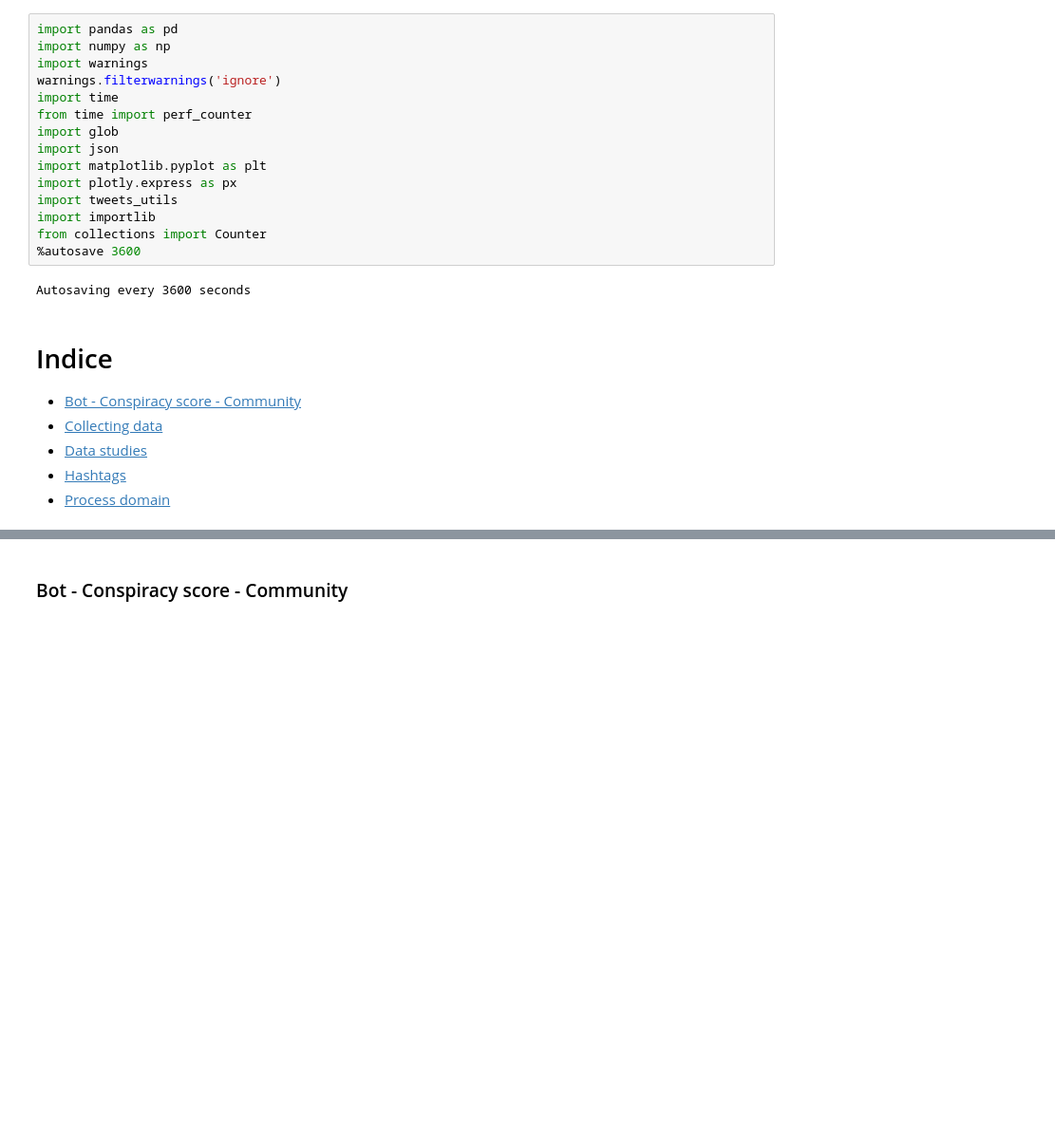
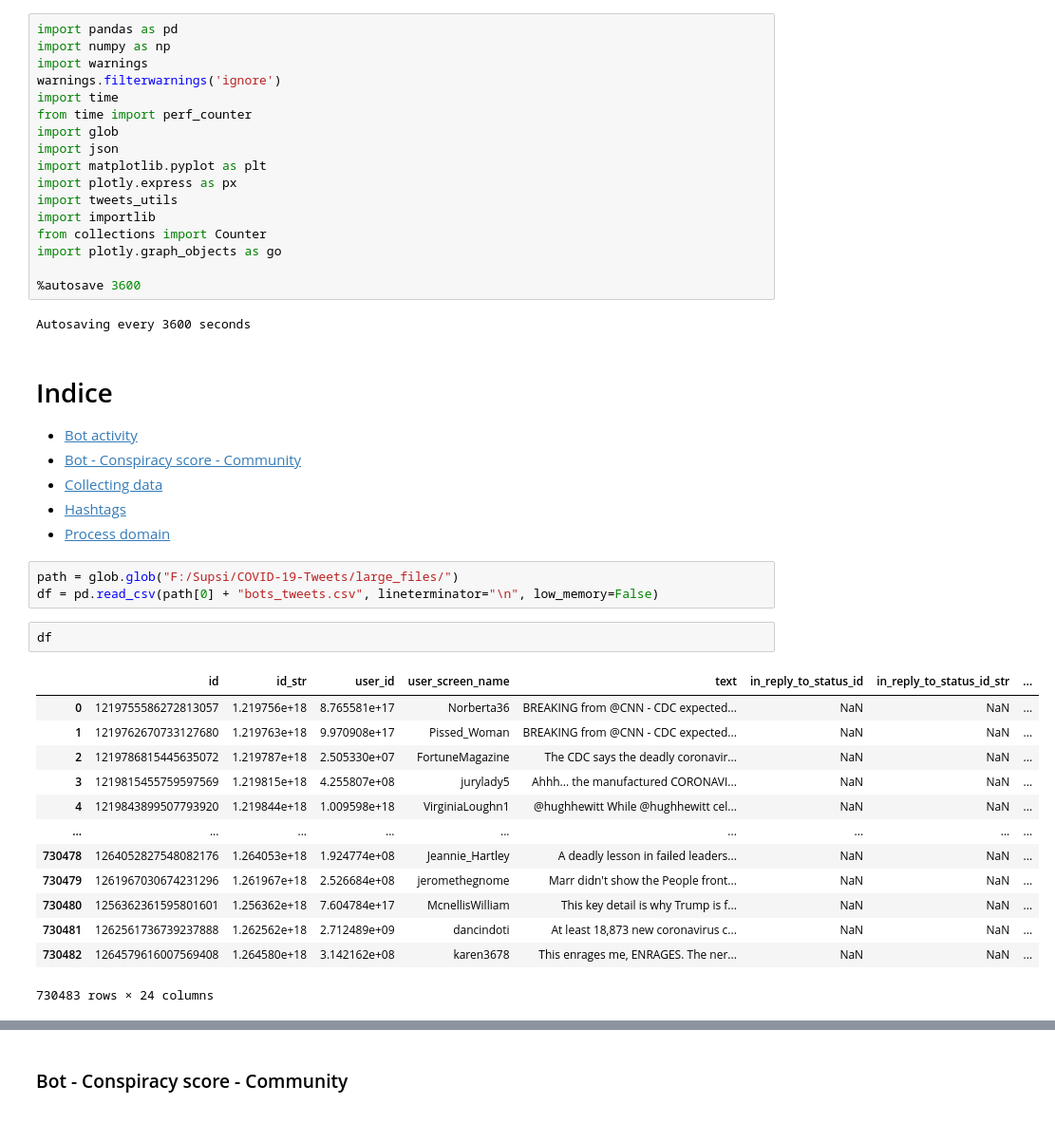
Before and after one commit to gi-ux/BachelorProject, a Jupyter notebook: notebook/Bot_Scored.ipynb, the cells around one changed output, grey strips where cells are left out. Shown at 95% size. Saved outputs shown, nothing was run; the diff lists cells and outputs as text; blank space fills up the shorter version.

```diff
--- a/notebook/Bot_Scored.ipynb
+++ b/notebook/Bot_Scored.ipynb
@@ -12,13 +12,34 @@ import plotly.express as px
 import tweets_utils
 import importlib
 from collections import Counter
+import plotly.graph_objects as go
+
 %autosave 3600
 # %% [output]
 Autosaving every 3600 seconds
 # %% [markdown]
 # Indice
+- [Bot activity](#activity)
 - [Bot - Conspiracy score - Community](#bcc)
 - [Collecting data](#collecting)
-- [Data studies](#dates)
 - [Hashtags](#hashtags)
 - [Process domain](#domain)
+# %%
+path = glob.glob("F:/Supsi/COVID-19-Tweets/large_files/")
+df = pd.read_csv(path[0] + "bots_tweets.csv", lineterminator="\n", low_memory=False)
+# %%
+df
+# %% [output]
+|  | id | id_str | user_id | user_screen_name | text | in_reply_to_status_id | in_reply_to_status_id_str | ... |
+| 0 | 1219755586272813057 | 1.219756e+18 | 8.765581e+17 | Norberta36 | BREAKING from @CNN - CDC expected... | NaN | NaN | ... |
+| 1 | 1219762670733127680 | 1.219763e+18 | 9.970908e+17 | Pissed_Woman | BREAKING from @CNN - CDC expected... | NaN | NaN | ... |
+| 2 | 1219786815445635072 | 1.219787e+18 | 2.505330e+07 | FortuneMagazine | The CDC says the deadly coronavir... | NaN | NaN | ... |
+| 3 | 1219815455759597569 | 1.219815e+18 | 4.255807e+08 | jurylady5 | Ahhh... the manufactured CORONAVI... | NaN | NaN | ... |
+| 4 | 1219843899507793920 | 1.219844e+18 | 1.009598e+18 | VirginiaLoughn1 | @hughhewitt While @hughhewitt cel... | NaN | NaN | ... |
+| ... | ... | ... | ... | ... | ... | ... | ... | ... |
+| 730478 | 1264052827548082176 | 1.264053e+18 | 1.924774e+08 | Jeannie_Hartley | A deadly lesson in failed leaders... | NaN | NaN | ... |
+| 730479 | 1261967030674231296 | 1.261967e+18 | 2.526684e+08 | jeromethegnome | Marr didn't show the People front... | NaN | NaN | ... |
+| 730480 | 1256362361595801601 | 1.256362e+18 | 7.604784e+17 | McnellisWilliam | This key detail is why Trump is f... | NaN | NaN | ... |
+| 730481 | 1262561736739237888 | 1.262562e+18 | 2.712489e+09 | dancindoti | At least 18,873 new coronavirus c... | NaN | NaN | ... |
+| 730482 | 1264579616007569408 | 1.264580e+18 | 3.142162e+08 | karen3678 | This enrages me, ENRAGES. The ner... | NaN | NaN | ... |
+730483 rows × 24 columns
```
Also changed, not shown: parts of 19 cells of this notebook, 10 other files.
